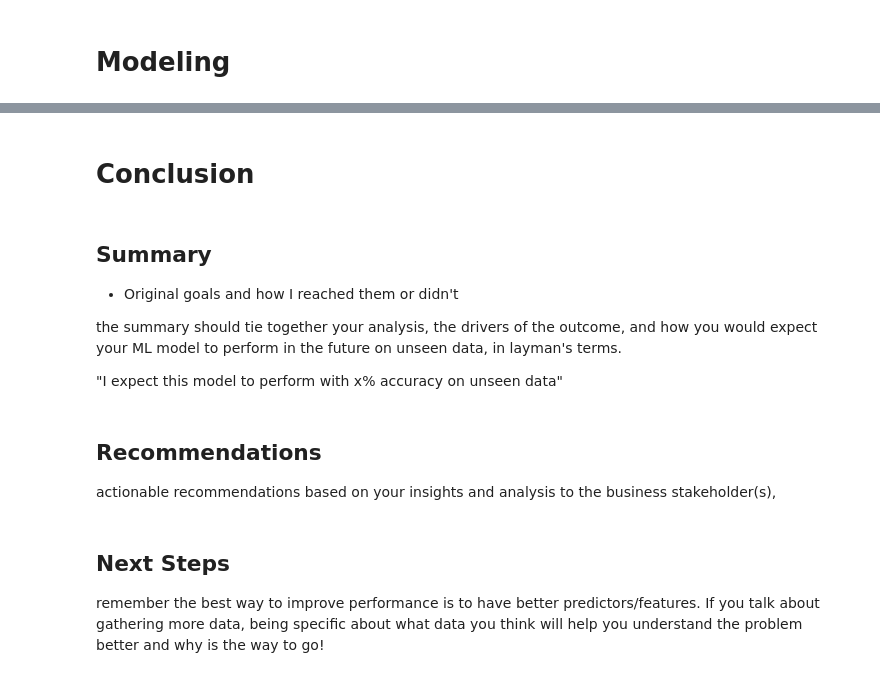
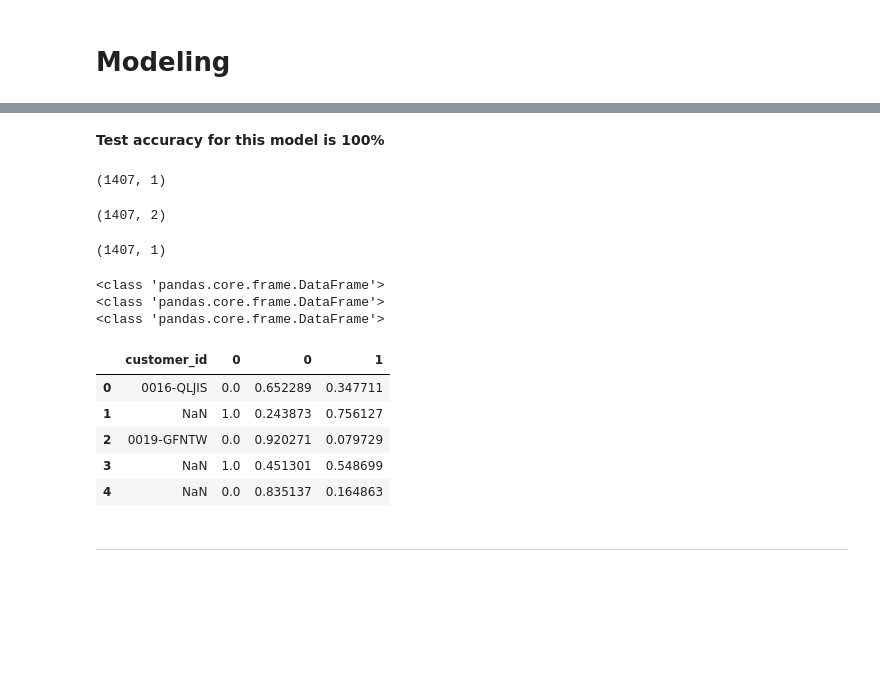
Before and after one commit to lainslie-18/telco_classification_project, a Jupyter notebook: telco_classification_project_draft.ipynb, the cells around one changed output, grey strips where cells are left out. Saved outputs shown, nothing was run; the diff lists cells and outputs as text; code cells hidden in the pictures; blank space fills up the shorter version.

Commit message:
updating with current status

```diff
--- a/telco_classification_project_draft.ipynb
+++ b/telco_classification_project_draft.ipynb
@@ -490,0 +439,16 @@ On your best model, a chart visualizing how it performed on test would be nice
+# %%
+# Evaluate Random Forest model on train & validate set
+
+# define the model setting hyperparameters to values for current loop
+forest = RandomForestClassifier(max_depth=8, min_samples_leaf=8, random_state=369)
+
+# fit the model on train
+forest = forest.fit(X_train, y_train)
+
+# use the model and evaluate performance on train
+train_accuracy = forest.score(X_train, y_train)
+# use the model and evaluate performance on validate
+validate_accuracy = forest.score(X_validate, y_validate)
+
+print(f'train_accuracy: {train_accuracy}')
+print(f'validate_accuracy: {validate_accuracy}')
@@ -490,0 +535,35 @@ On your best model, a chart visualizing how it performed on test would be nice
+# %% [markdown]
+**Test accuracy for this model is 100%**
+# %%
+y_pred = pd.DataFrame(forest.predict(X_test))
+y_pred.shape
+# %% [output]
+(1407, 1)
+# %%
+y_pred_proba = pd.DataFrame(forest.predict_proba(X_test))
+y_pred_proba.shape
+# %% [output]
+(1407, 2)
+# %%
+customer_ids = pd.DataFrame(test.customer_id)
+customer_ids.shape
+# %% [output]
+(1407, 1)
+# %%
+print(type(customer_ids))
+print(type(y_pred))
+print(type(y_pred_proba))
+# %% [output]
+<class 'pandas.core.frame.DataFrame'>
+<class 'pandas.core.frame.DataFrame'>
+<class 'pandas.core.frame.DataFrame'>
+# %%
+customer_prob_of_churn = pd.concat([customer_ids, y_pred, y_pred_proba], axis=1)
+customer_prob_of_churn.head()
+# %% [output]
+|  | customer_id | 0 | 0 | 1 |
+| 0 | 0016-QLJIS | 0.0 | 0.652289 | 0.347711 |
+| 1 | NaN | 1.0 | 0.243873 | 0.756127 |
+| 2 | 0019-GFNTW | 0.0 | 0.920271 | 0.079729 |
+| 3 | NaN | 1.0 | 0.451301 | 0.548699 |
+| 4 | NaN | 0.0 | 0.835137 | 0.164863 |
@@ -491,18 +572,2 @@ On your best model, a chart visualizing how it performed on test would be nice
 # %% [markdown]
-# Conclusion
+***
-# %% [markdown]
-## Summary
-
-- Original goals and how I reached them or didn't
-
-the summary should tie together your analysis, the drivers of the outcome, and how you would expect your ML model to perform in the future on unseen data, in layman's terms.
-
-"I expect this model to perform with x% accuracy on unseen data"
-# %% [markdown]
-## Recommendations
-
-actionable recommendations based on your insights and analysis to the business stakeholder(s),
-# %% [markdown]
-## Next Steps
-
-remember the best way to improve performance is to have better predictors/features. If you talk about gathering more data, being specific about what data you think will help you understand the problem better and why is the way to go!
```
Also changed, not shown: parts of 52 cells of this notebook, 3 other files.
